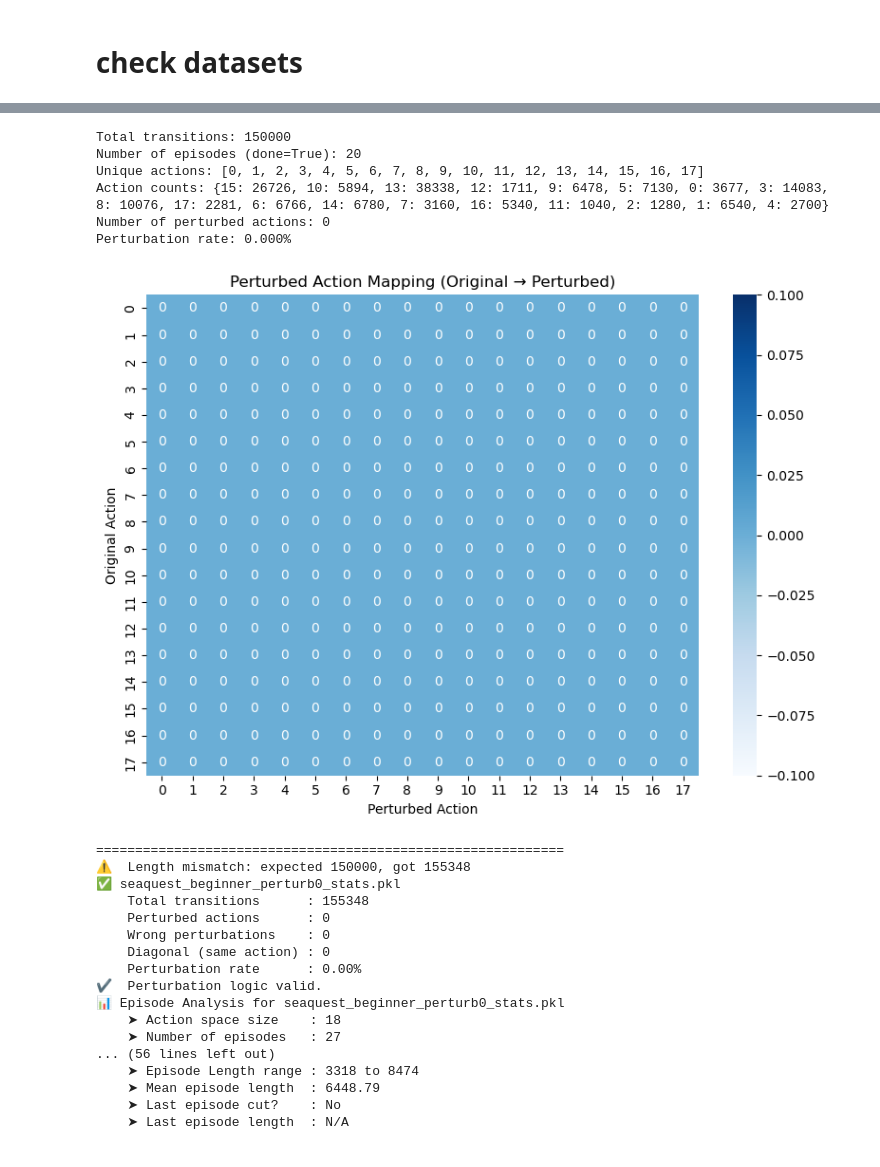
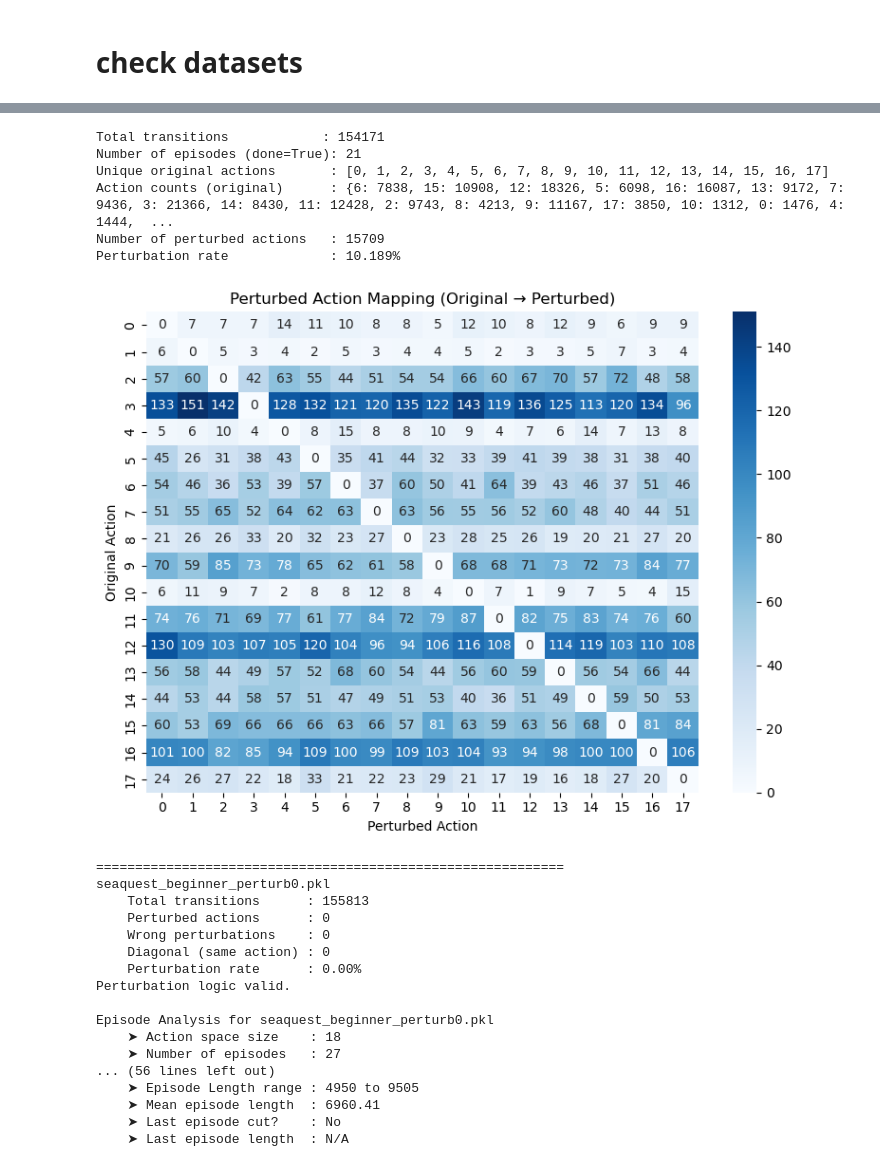
Before and after one commit to ManuelSperl/master-thesis-ai, a Jupyter notebook: main_datasets.ipynb, the cells around one changed output, grey strips where cells are left out. Saved outputs shown, nothing was run; the diff lists cells and outputs as text; code cells hidden in the pictures.

Commit message:
major changes
now correct dataset generation, with 3 correct dqn agents, and also made changes on dataset creation and RL methods

```diff
--- a/main_datasets.ipynb
+++ b/main_datasets.ipynb
@@ -100,0 +161,11 @@ Wall time: 1h 7min 35s
+# %%
+intermediate_agent = DQN.load("datasets/agent_checkpoints/intermediate_agent(3M)/best_model.zip", device=device, env=env)
+
+print("Exploration rate after training:", intermediate_agent.exploration_rate)
+intermediate_agent.exploration_rate = 0.01
+print("Exploration rate after resetting:", intermediate_agent.exploration_rate)
+
+print(intermediate_agent.num_timesteps)
+
+# Evaluate the trained DQN agent
+average_reward, action_counts = evaluate_dqn_agent(env, intermediate_agent, SEED, num_episodes=25)
@@ -101,6 +206,7 @@ Wall time: 1h 7min 35s
 # %%
-print(DQN.load("dqn_seaquest_beginner_agent(1Mio)", device="cpu").num_timesteps)  # How far was this model trained?
+expert_agent = DQN.load("datasets/agent_checkpoints/expert_agent(10M)/best_model", device=device, env=env)
+print(expert_agent.num_timesteps)  # How far was this model trained?
 
 # Evaluate the trained DQN agent
-average_reward, action_counts = evaluate_dqn_agent(env, DQN.load("dqn_seaquest_beginner_agent(1Mio)", device=device, env=env))
+average_reward, action_counts = evaluate_dqn_agent(env, expert_agent, SEED, num_episodes=25)
 # %% [output]
@@ -145,5 +218,0 @@ Wall time: 6h 52min 39s
-# %%
-print(DQN.load("dqn_seaquest_intermediate_agent(5Mio)", device="cpu").num_timesteps)  # How far was this model trained?
-
-# Evaluate the trained DQN agent
-average_reward, action_counts = evaluate_dqn_agent(env, DQN.load("dqn_seaquest_intermediate_agent(5Mio)", device=device, env=env))
@@ -189,5 +218,0 @@ Wall time: 12h 58min 18s
-# %%
-print(DQN.load("dqn_seaquest_expert_agent(10Mio)", device="cpu").num_timesteps)  # How far was this model trained?
-
-# Evaluate the trained DQN agent
-average_reward, action_counts = evaluate_dqn_agent(env, DQN.load("dqn_seaquest_expert_agent(10Mio)", device=device, env=env))
@@ -968,14 +1165,14 @@ def plot_perturbation_heatmap(dataset, action_size=18):
 # %%
-dataset_path = 'datasets/expert_logs/seaquest_expert_perturb0_stats.pkl'
+dataset_path = 'datasets/expert_logs/seaquest_expert_perturb10.pkl'
 dataset = load_dataset(dataset_path)
 
 info = inspect_dataset(dataset)
 plot_perturbation_heatmap(dataset)
 # %% [output]
-Total transitions: 150000
-Number of episodes (done=True): 20
-Unique actions: [0, 1, 2, 3, 4, 5, 6, 7, 8, 9, 10, 11, 12, 13, 14, 15, 16, 17]
-Action counts: {15: 26726, 10: 5894, 13: 38338, 12: 1711, 9: 6478, 5: 7130, 0: 3677, 3: 14083, 8: 10076, 17: 2281, 6: 6766, 14: 6780, 7: 3160, 16: 5340, 11: 1040, 2: 1280, 1: 6540, 4: 2700}
-Number of perturbed actions: 0
-Perturbation rate: 0.000%
+Total transitions            : 154171
+Number of episodes (done=True): 21
+Unique original actions       : [0, 1, 2, 3, 4, 5, 6, 7, 8, 9, 10, 11, 12, 13, 14, 15, 16, 17]
+Action counts (original)      : {6: 7838, 15: 10908, 12: 18326, 5: 6098, 16: 16087, 13: 9172, 7: 9436, 3: 21366, 14: 8430, 11: 12428, 2: 9743, 8: 4213, 9: 11167, 17: 3850, 10: 1312, 0: 1476, 4: 1444,  ...
+Number of perturbed actions   : 15709
+Perturbation rate             : 10.189%
-[figure, old version]
+[figure, new version]
@@ -982,30 +1187,30 @@ Perturbation rate: 0.000%
 # %%
 dataset_paths = [
-    'datasets/beginner_logs/seaquest_beginner_perturb0_stats.pkl',
-    'datasets/beginner_logs/seaquest_beginner_perturb5_stats.pkl',
-    'datasets/beginner_logs/seaquest_beginner_perturb10_stats.pkl',
-    'datasets/beginner_logs/seaquest_beginner_perturb20_stats.pkl',
+    'datasets/beginner_logs/seaquest_beginner_perturb0.pkl',
+    'datasets/beginner_logs/seaquest_beginner_perturb5.pkl',
+    'datasets/beginner_logs/seaquest_beginner_perturb10.pkl',
+    'datasets/beginner_logs/seaquest_beginner_perturb20.pkl',
 ]
 
 for path in dataset_paths:
     print("="*60)
-    validate_dataset(path, expected_length=150_000, expect_plotting_format=True)
+    validate_dataset(path)
 # %% [output]
 ============================================================
-⚠️  Length mismatch: expected 150000, got 155348
-✅ seaquest_beginner_perturb0_stats.pkl
-    Total transitions      : 155348
+seaquest_beginner_perturb0.pkl
+    Total transitions      : 155813
     Perturbed actions      : 0
     Wrong perturbations    : 0
     Diagonal (same action) : 0
     Perturbation rate      : 0.00%
-✔️  Perturbation logic valid.
-📊 Episode Analysis for seaquest_beginner_perturb0_stats.pkl
+Perturbation logic valid.
+
+Episode Analysis for seaquest_beginner_perturb0.pkl
     ➤ Action space size    : 18
     ➤ Number of episodes   : 27
 ... (56 lines left out)
-    ➤ Episode Length range : 3318 to 8474
-    ➤ Mean episode length  : 6448.79
+    ➤ Episode Length range : 4950 to 9505
+    ➤ Mean episode length  : 6960.41
     ➤ Last episode cut?    : No
     ➤ Last episode length  : N/A
 # %%
```
Also changed, not shown: parts of 93 cells of this notebook, 30 other files.
